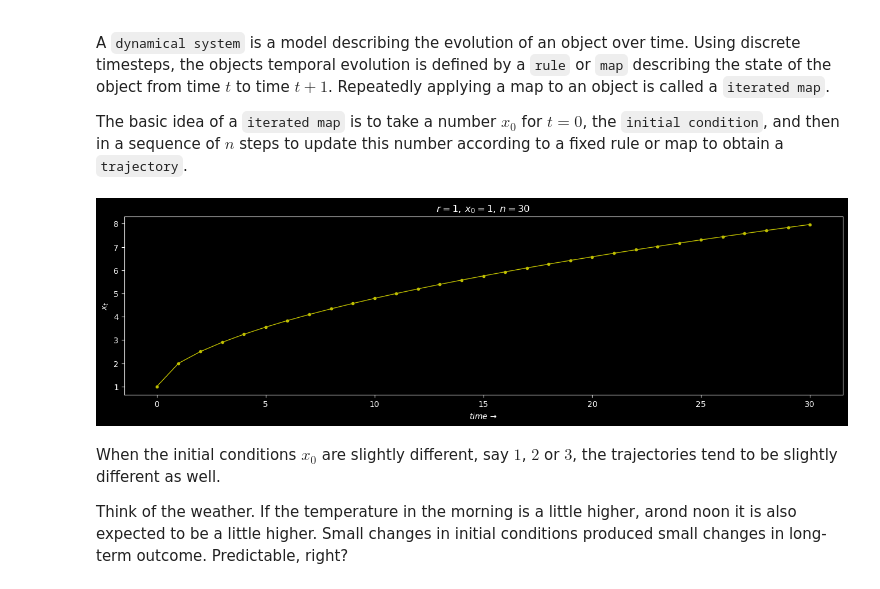
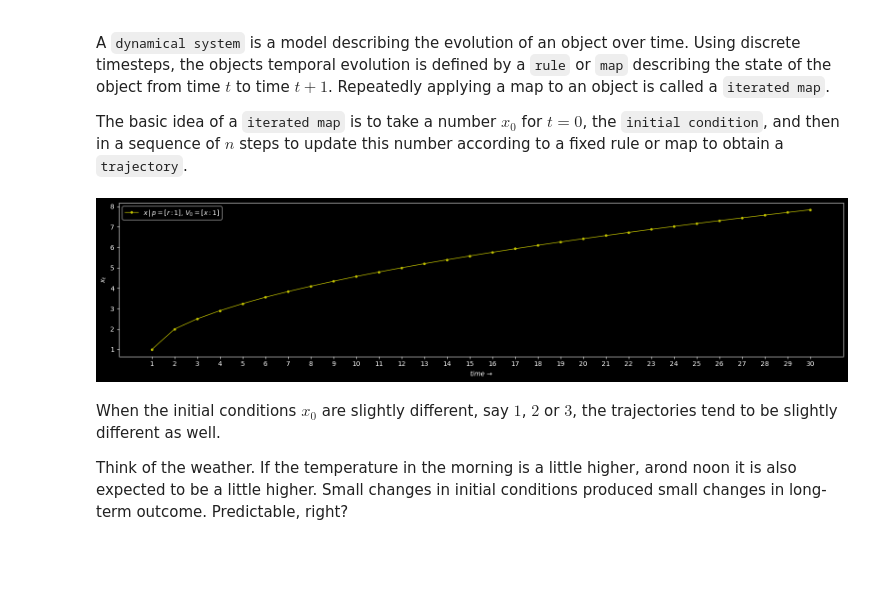
Before and after one commit to bartmarseille/iterative-maps, a Jupyter notebook: iterated-maps-and-chaos.ipynb, the cells around one changed output. Saved outputs shown, nothing was run; the diff lists cells and outputs as text; code cells hidden in the pictures; blank space fills up the shorter version.

```diff
--- a/iterated-maps-and-chaos.ipynb
+++ b/iterated-maps-and-chaos.ipynb
@@ -13,13 +13,18 @@ A `dynamical system` is a model describing the evolution of an object over time.
 
 The basic idea of a `iterated map` is to take a number $x_0$ for $t=0$, the `initial condition`, and then in a sequence of $n$ steps to update this number according to a fixed rule or map to obtain a `trajectory`.
 # %%
-def map(r, x):
-    return x+1/(x*r)
+def map(P, V):
+    r = P['r']
+    x = V['x']
+    return {'x': x+1/(x*r)}
 
-t = iterate(map, r=1, x0=1, n=30)
-plot_trajectory(t)
+P={'r':1}
+V={'x':1}
+
+V_hat = iterate(map, P, V, n=30)
+plot_iterations(P, V_hat)
 # %% [output]
-[figure, old version]
+[figure, new version]
 # %% [markdown]
 When the initial conditions $x_{0}$ are slightly different, say $1$, $2$ or $3$, the trajectories tend to be slightly different as well.
 
```
Also changed, not shown: parts of 26 cells of this notebook, 5 other files.
